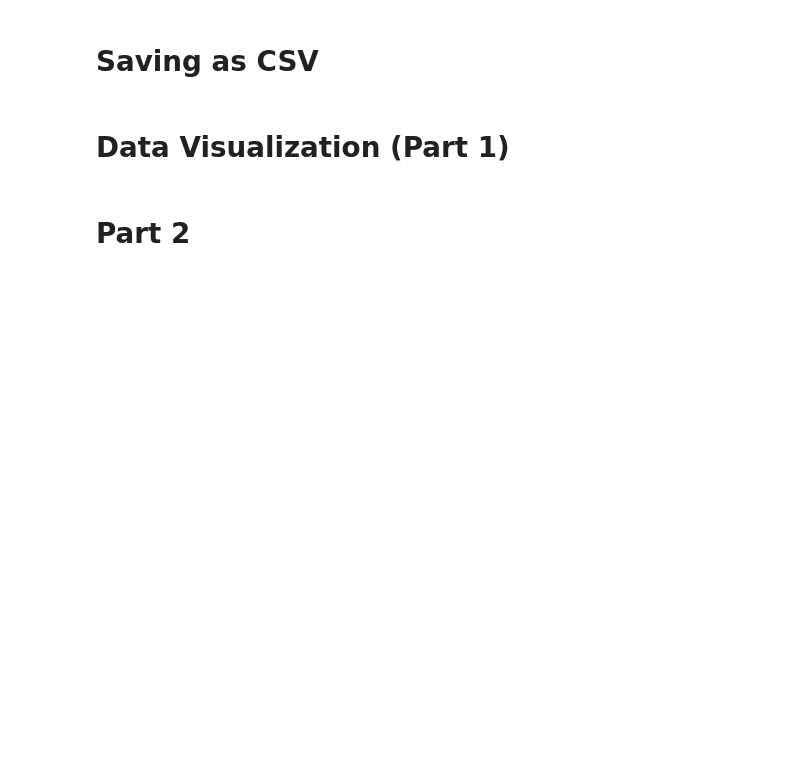
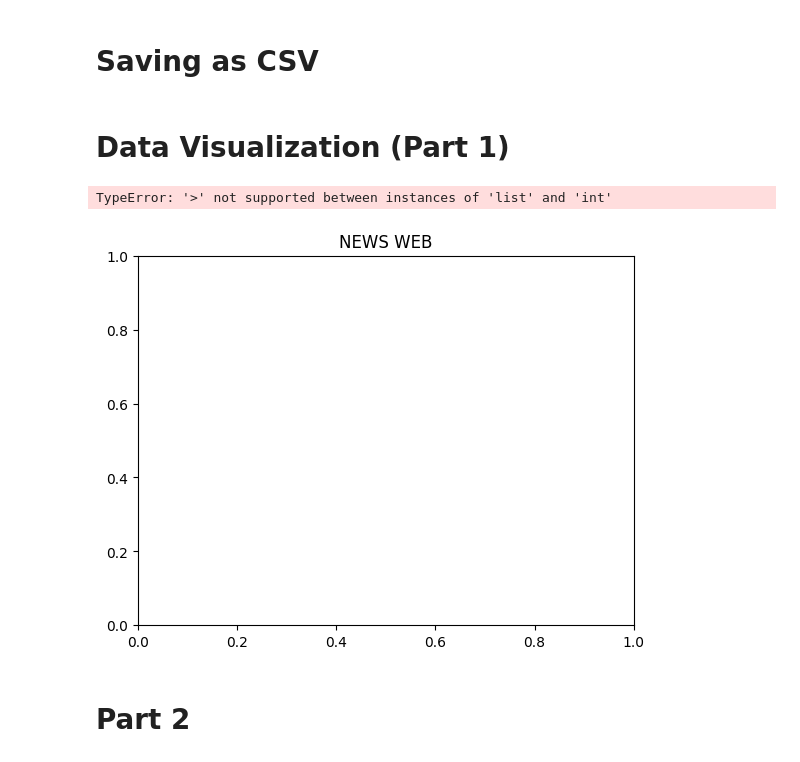
Before and after one commit to siddh34/Sentiment-Analysis, a Jupyter notebook: analysis.ipynb, the cells around one changed output. Drawn from its saved outputs; the diff is of its cells as text; code cells hidden in the pictures; blank space fills up the shorter version.

```diff
--- a/analysis.ipynb
+++ b/analysis.ipynb
@@ -57,0 +157,10 @@ for article in ar:
+# %%
+index_names = df12[ df12['Summary Text'] == ''].index
+
+print(index_names)
+
+df12.drop(index_names, inplace = True)
+
+df12.to_csv('CNNWeb.csv')
+
+df12
@@ -57,0 +186,4 @@ for article in ar:
+# %%
+df13 = getDfForNews(2)
+
+df13
@@ -57,0 +208,10 @@ for article in ar:
+# %%
+index_names = df13[ df13['Summary Text'] == ''].index
+
+print(index_names)
+
+df13.drop(index_names, inplace = True)
+
+df13.to_csv('BBCWEB.csv')
+
+df13
@@ -57,0 +237,4 @@ for article in ar:
+# %%
+df14 = getDfForNews(3)
+
+df14
@@ -168,3 +398,20 @@ df.to_csv("Analysis.csv")
+# %%
+# TODO: Bar graph (Positive values)
+
+plt.title("NEWS WEB")
+
+x = ["CNN","FOXNEWS","BBCNEWS","NEWS SKY"]
+
+y = [[df12['Polarity'] > 0],[df11['Polarity'] > 0],df13[['Polarity'] > 0],df14[['Polarity'] > 0]]
+
+sns.barplot(
+    x,y
+)
+
+plt.show()
+# %% [output]
+TypeError: '>' not supported between instances of 'list' and 'int'
+[figure, added]
 # %%
 # TODO: Bar graph (Negative values)
 # %%
```
Also changed, not shown: parts of 20 cells of this notebook, 7 other files.
